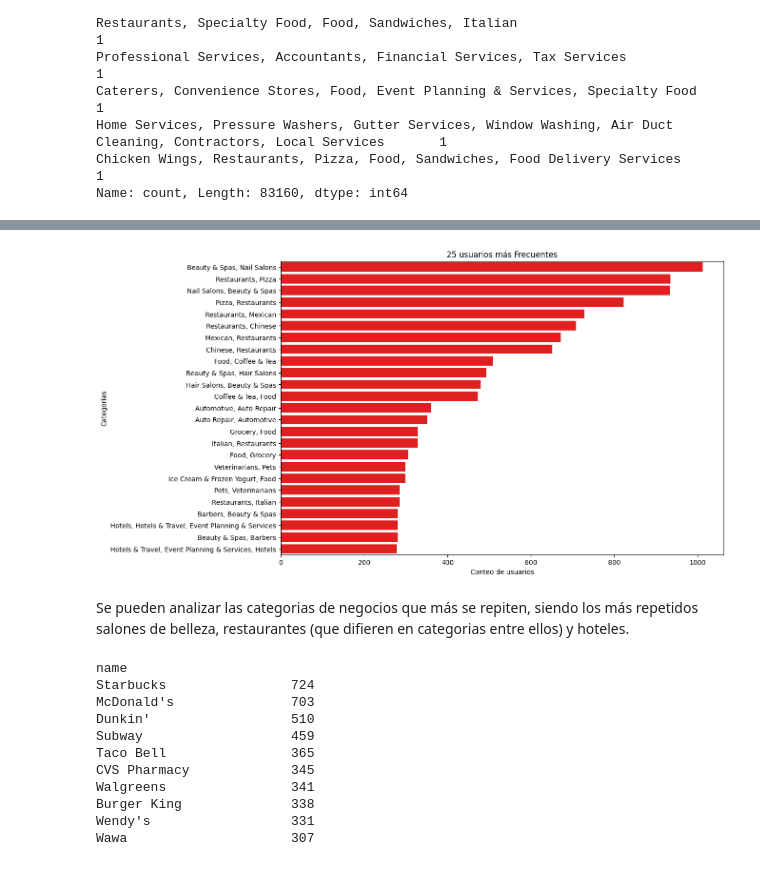
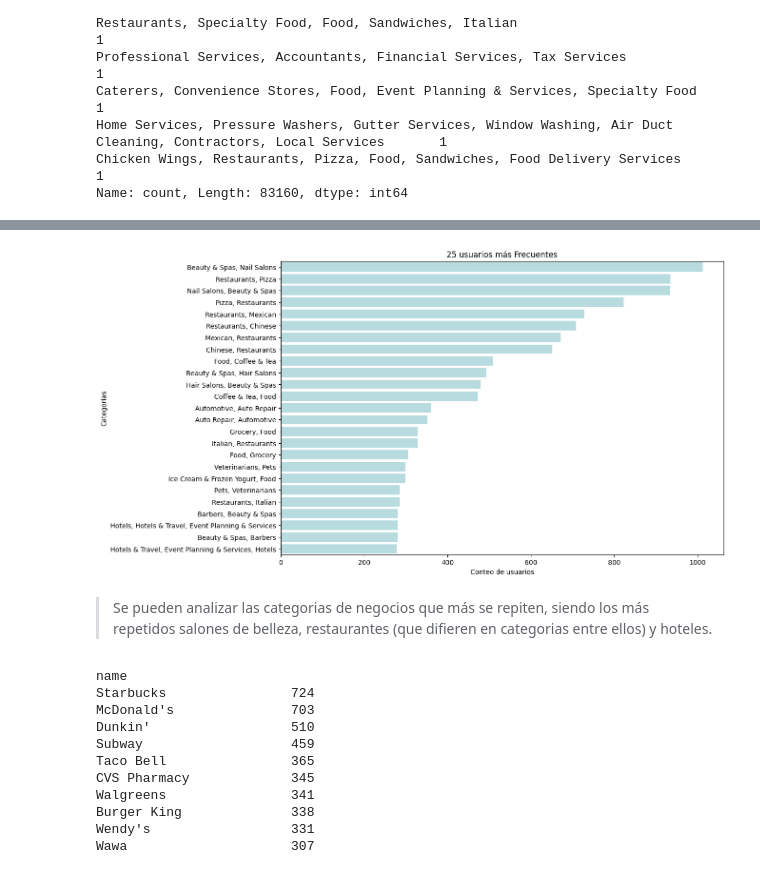
Before and after one commit to OscarMoralesMejia/Sistema-Recomendaciones-USA, a Jupyter notebook: EDA/eda_yelp.ipynb, the cells around one changed output, grey strips where cells are left out. Drawn from its saved outputs; the diff is of its cells as text; code cells hidden in the pictures.

Commit message:
eda yelp final

```diff
--- a/EDA/eda_yelp.ipynb
+++ b/EDA/eda_yelp.ipynb
@@ -332,2 +369,7 @@ df_business = pd.read_pickle(r'D:\Denise_Estudio\henry\Proyecto final\data\Yelp\
+# %%
+# Creacion del dataframe
+df_business = pd.read_pickle('../../data/Yelp/business.pkl')
+# dataframe bussines
+df_business.head()
 # %% [markdown]
 Se busca informacion sobre las columnas, variables y valores nulos
@@ -517,17 +576,18 @@ mayores_negocios = df_business.name.value_counts()
 # %%
+# Se filtra la categoria de cada uno
 categoria_counts =df_business['categories'].value_counts()
 
 # Seleccionar los 25 nombres más frecuentes
 top_25_categorias = categoria_counts.head(25)
 
 # Graficar los 25 caaategorías más frecuentes
 plt.figure(figsize=(12, 8))
-sns.barplot(x=top_25_categorias.values, y=top_25_categorias.index, color='red')
+sns.barplot(x=top_25_categorias.values, y=top_25_categorias.index, color='powderblue')
 plt.xlabel('Conteo de usuarios')
 plt.ylabel('Categorías')
 plt.title('25 usuarios más Frecuentes')
 plt.show()
 # %% [output]
-[figure, old version]
+[figure, new version]
 # %% [markdown]
-Se pueden analizar las categorias de negocios que más se repiten, siendo los más repetidos salones de belleza, restaurantes (que difieren en categorias entre ellos) y hoteles.
+>Se pueden analizar las categorias de negocios que más se repiten, siendo los más repetidos salones de belleza, restaurantes (que difieren en categorias entre ellos) y hoteles.
```
Also changed, not shown: parts of 150 cells of this notebook.
